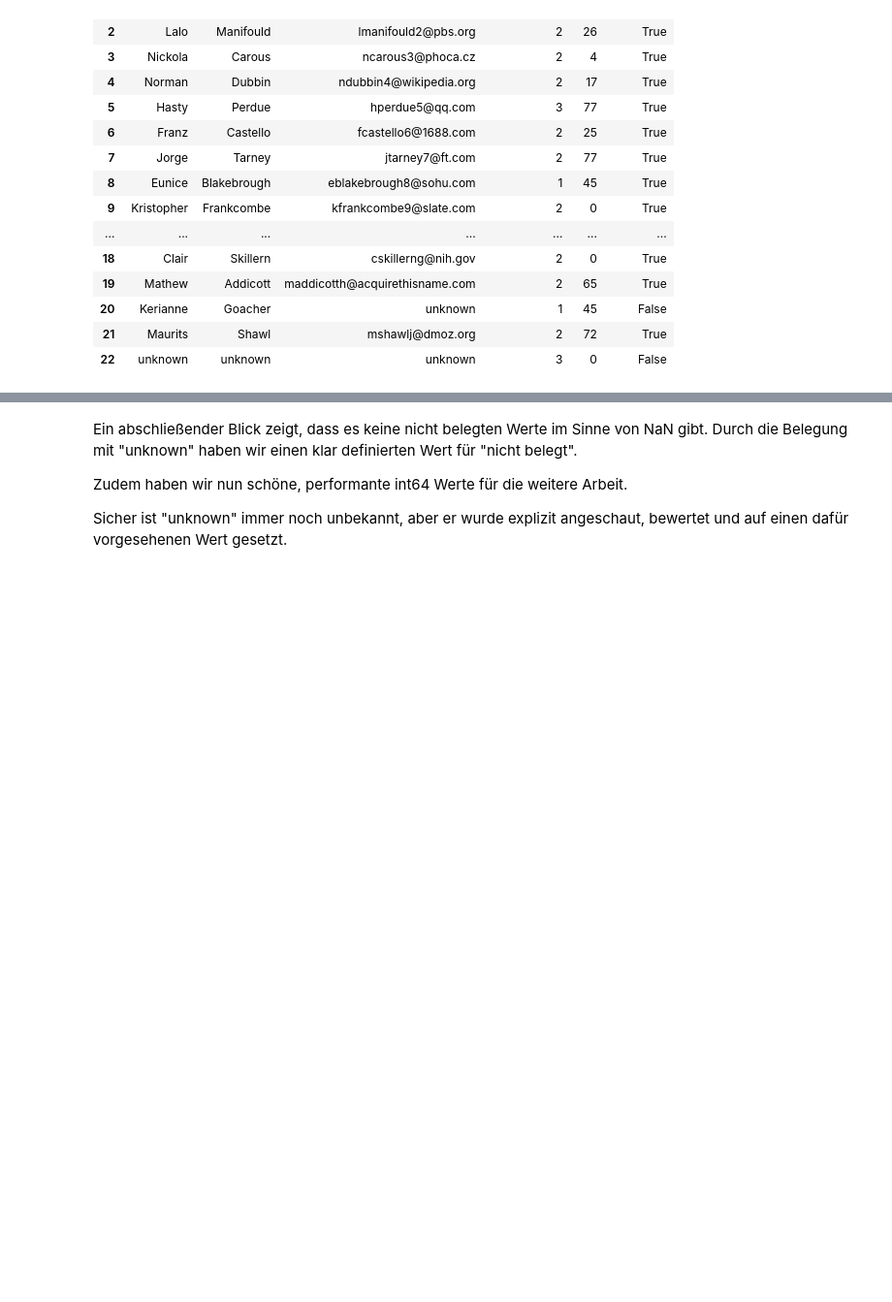
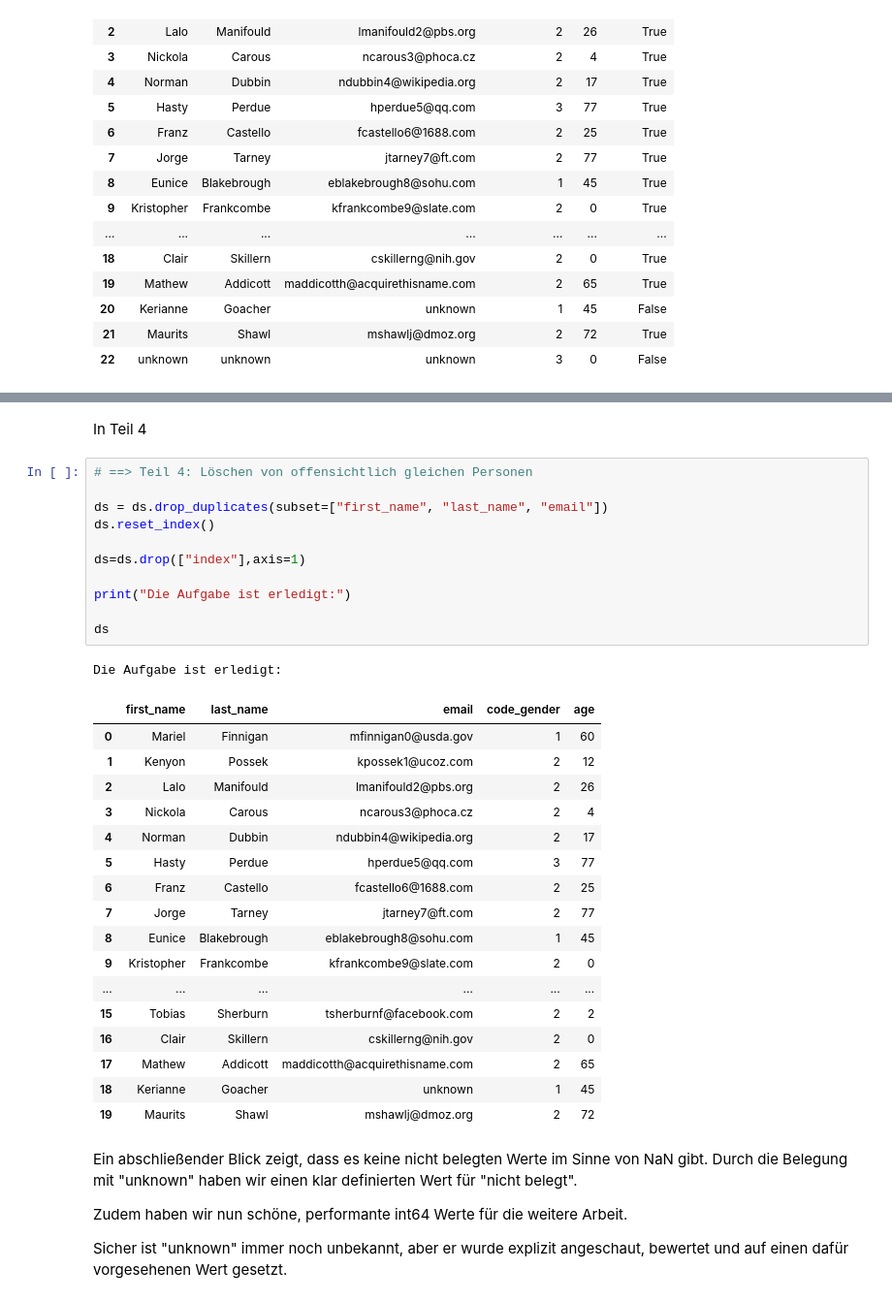
Before and after one commit to ChristianKitte/HelloCodeCleaning, a Jupyter notebook: EA_6_Data_Cleaning_Excercise_Aufgabe_1.ipynb, the cells around one changed output, grey strips where cells are left out. Shown: that part at 97% size. Saved outputs shown, nothing was run; the diff lists cells and outputs as text; blank space fills up the shorter version.

```diff
--- a/EA_6_Data_Cleaning_Excercise_Aufgabe_1.ipynb
+++ b/EA_6_Data_Cleaning_Excercise_Aufgabe_1.ipynb
@@ -275,6 +282,38 @@ Die Aufgabe ist erledigt:
 | 19 | Mathew | Addicott | maddicotth@acquirethisname.com | 2 | 65 |
 | 20 | Kerianne | Goacher | unknown | 1 | 45 |
 | 21 | Maurits | Shawl | mshawlj@dmoz.org | 2 | 72 |
+# %% [markdown]
+In Teil 4
+# %%
+# ==> Teil 4: Löschen von offensichtlich gleichen Personen
+
+ds = ds.drop_duplicates(subset=["first_name", "last_name", "email"])
+ds.reset_index()
+
+ds=ds.drop(["index"],axis=1)
+
+print("Die Aufgabe ist erledigt:")
+
+ds
+# %% [output]
+Die Aufgabe ist erledigt:
+|  | first_name | last_name | email | code_gender | age |
+| 0 | Mariel | Finnigan | mfinnigan0@usda.gov | 1 | 60 |
+| 1 | Kenyon | Possek | kpossek1@ucoz.com | 2 | 12 |
+| 2 | Lalo | Manifould | lmanifould2@pbs.org | 2 | 26 |
+| 3 | Nickola | Carous | ncarous3@phoca.cz | 2 | 4 |
+| 4 | Norman | Dubbin | ndubbin4@wikipedia.org | 2 | 17 |
+| 5 | Hasty | Perdue | hperdue5@qq.com | 3 | 77 |
+| 6 | Franz | Castello | fcastello6@1688.com | 2 | 25 |
+| 7 | Jorge | Tarney | jtarney7@ft.com | 2 | 77 |
+| 8 | Eunice | Blakebrough | eblakebrough8@sohu.com | 1 | 45 |
+| 9 | Kristopher | Frankcombe | kfrankcombe9@slate.com | 2 | 0 |
+| ... | ... | ... | ... | ... | ... |
+| 15 | Tobias | Sherburn | tsherburnf@facebook.com | 2 | 2 |
+| 16 | Clair | Skillern | cskillerng@nih.gov | 2 | 0 |
+| 17 | Mathew | Addicott | maddicotth@acquirethisname.com | 2 | 65 |
+| 18 | Kerianne | Goacher | unknown | 1 | 45 |
+| 19 | Maurits | Shawl | mshawlj@dmoz.org | 2 | 72 |
 # %% [markdown]
 Ein abschließender Blick zeigt, dass es keine nicht belegten Werte im Sinne von NaN gibt. Durch die Belegung mit "unknown" haben wir einen klar definierten Wert für "nicht belegt".
 
```
Also changed, not shown: parts of 4 cells of this notebook.
